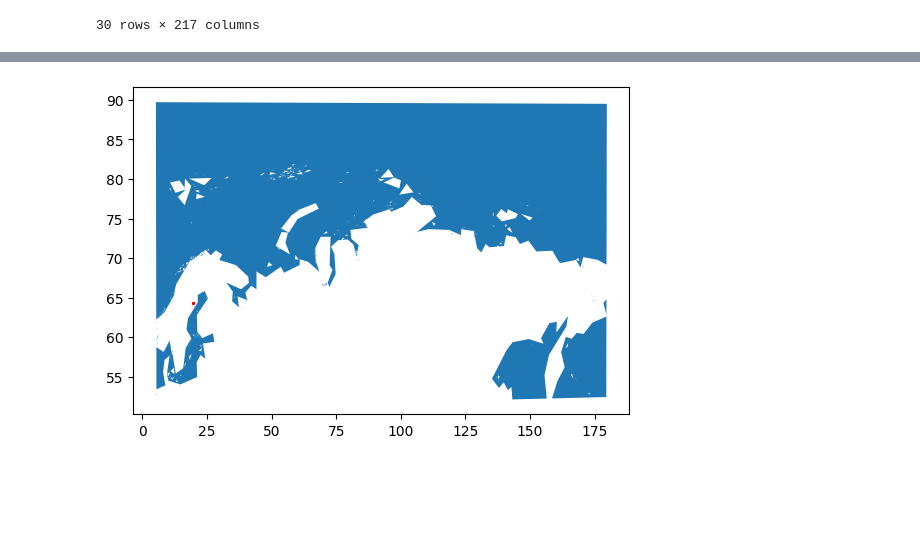
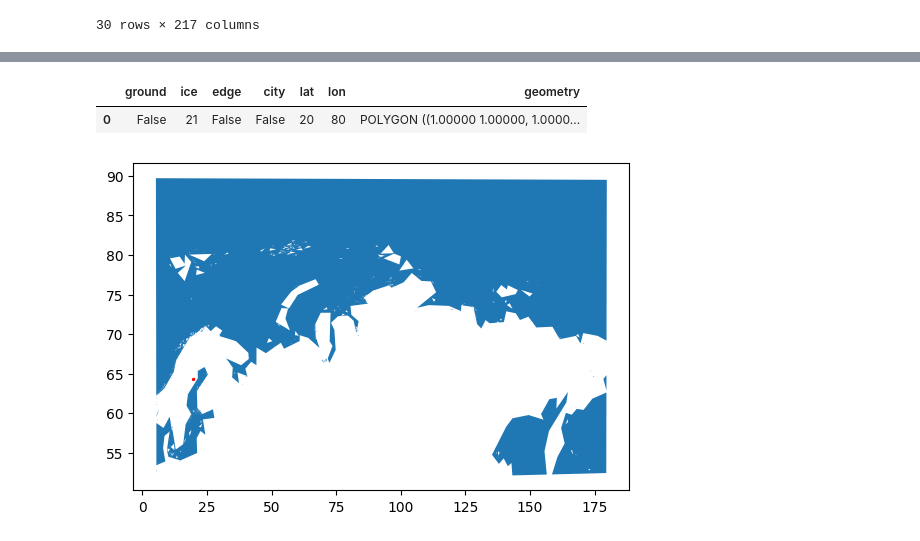
Before and after one commit to SamocatBestTeam/Ledokolych, a Jupyter notebook: data_loading.ipynb, the cells around one changed output, grey strips where cells are left out. Cells and saved outputs as stored; diff of their text form; code cells hidden in the pictures; blank space fills up the shorter version.

```diff
--- a/data_loading.ipynb
+++ b/data_loading.ipynb
@@ -149,6 +151,13 @@ old_names = list(data_move_2.columns)
 new_names = list(data_move_2.values[0])
 mapping = {old_name: new_name for old_name, new_name in zip(old_names, new_names)}
 data_move_2 = data_move_2.rename(columns=mapping)[1:]
+# %%
+squares = geopd.GeoDataFrame({"ground": [False], "ice": [21], "edge": [False], "city": [False], "lat": [20], "lon": [80],
+                              "geometry": [sh.Polygon(((1, 1), (1, 2), (2, 1), (2, 2)))]})
+squares
+# %% [output]
+|  | ground | ice | edge | city | lat | lon | geometry |
+| 0 | False | 21 | False | False | 20 | 80 | POLYGON ((1.00000 1.00000, 1.0000... |
 # %%
 map_1 = geopd.read_file("Dataset/GOaS_v1_20211214/Simpl")
 # %%
```
Also changed, not shown: parts of 3 cells of this notebook.
